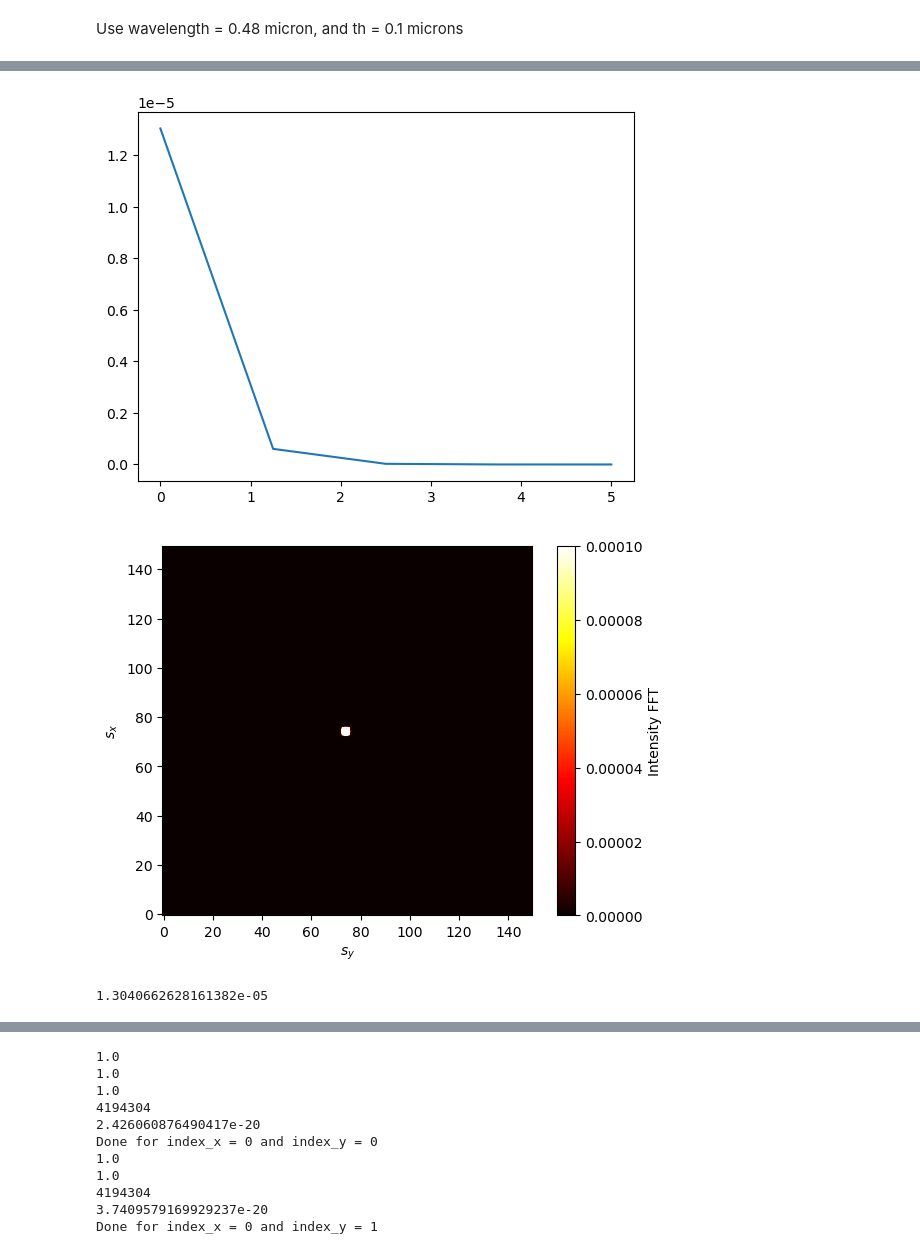
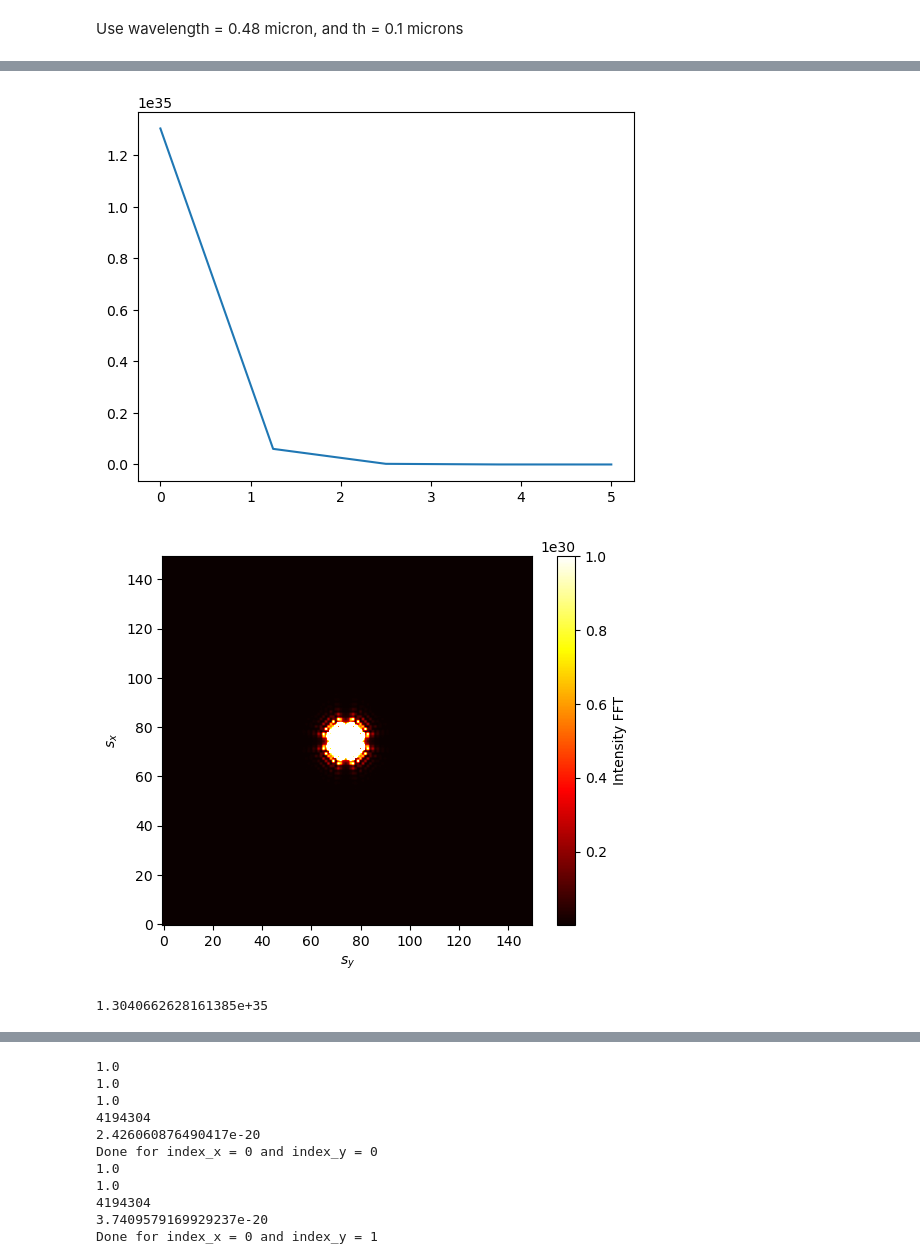
Before and after one commit to nihardalal/PSFSim, a Jupyter notebook: test_filter_detector_properties.ipynb, the cells around one changed output, grey strips where cells are left out. Cells and saved outputs as stored; diff of their text form; code cells hidden in the pictures.

```diff
--- a/test_filter_detector_properties.ipynb
+++ b/test_filter_detector_properties.ipynb
@@ -212,30 +213,30 @@ Use wavelength = 0.48 micron, and th = 0.1 microns
 # %%
 
 
 from matplotlib.colors import LogNorm
 
 plt.imshow(Intensity_2D_squared[950:1100,950:1100], origin = 'lower', cmap='hot', vmax=1.e-5)
 plt.colorbar()
 plt.show()
 
 
 plt.plot(zp, Intensity_FFT[1024, 1024, :])
 plt.show()
 
-plt.imshow(Intensity_FFT[950:1100,950:1100, 0], origin='lower', cmap='hot', vmax=1.e-4)# norm = LogNorm(vmin=1.e-10,vmax = 1.e-2))
+plt.imshow(Intensity_FFT[950:1100,950:1100, 0], origin='lower', cmap='hot',vmax=1.e30)# norm = LogNorm(vmin=1.e-10,vmax = 1.e-2))
 plt.colorbar(label='Intensity FFT')
 plt.ylabel(r'$s_x$')
 plt.xlabel(r'$s_y$')
 plt.show()
 print(Intensity_FFT[1024, 1024, 0])
 Intensity_summed = np.trapz(Intensity_FFT, x=zp, axis=2)
-plt.imshow(Intensity_summed[950:1100, 950:1100], origin='lower', cmap='hot', norm=LogNorm(vmin=1.e-18,vmax = 1.e-3))
+plt.imshow(Intensity_summed[950:1100, 950:1100], origin='lower', cmap='hot',vmax=1.e30)
 plt.colorbar(label='Intensity summed over depth')
 plt.ylabel(r'$s_x$')
 plt.xlabel(r'$s_y$')
 plt.show()
 # %% [output]
 [figure]
-[figure, old version]
+[figure, new version]
-[figure, old version]
+[figure, new version]
-1.3040662628161382e-05
+1.3040662628161385e+35
```
Also changed, not shown: parts of 2 cells of this notebook, 2 other files.
